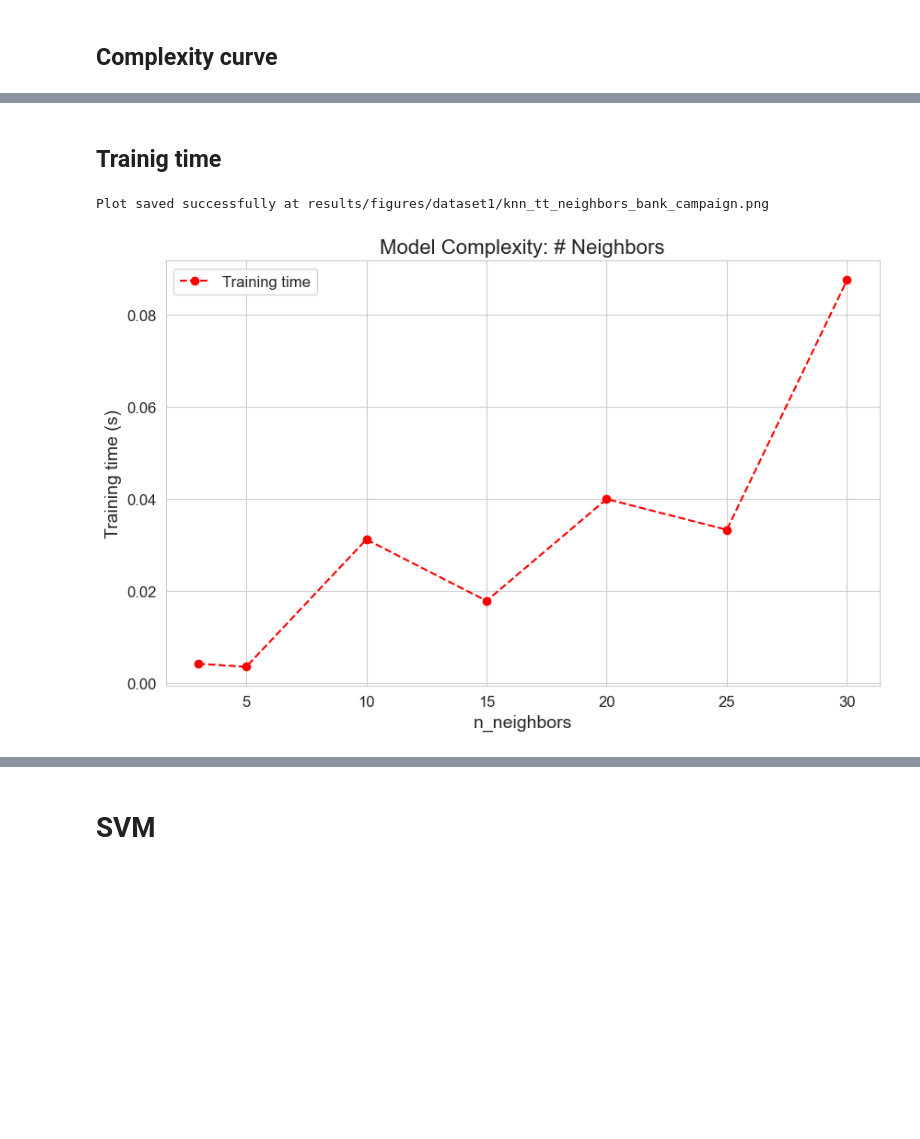
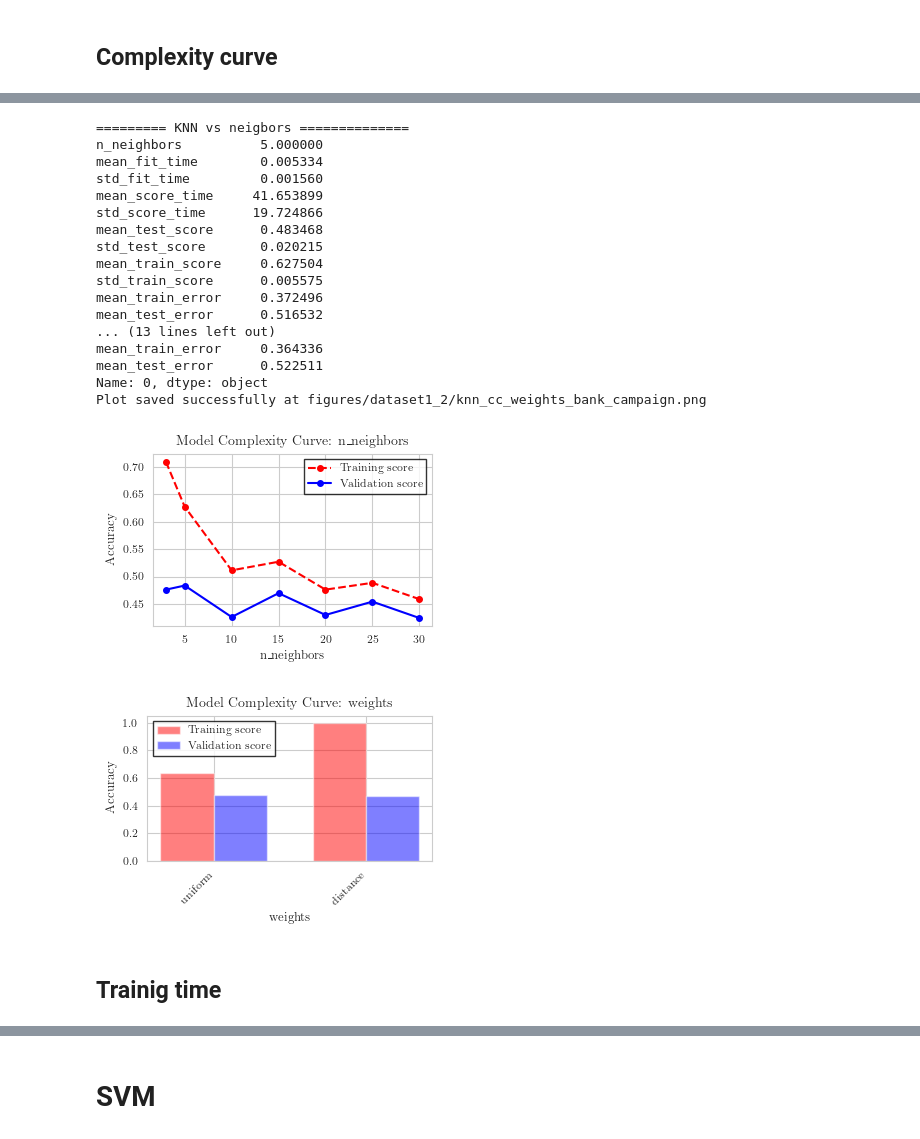
Before and after one commit to placeboo/MachineLearningProjects, a Jupyter notebook: Classification/notebooks/dataset1_result_analysis.ipynb, the cells around one changed output, grey strips where cells are left out. Cells and saved outputs as stored; diff of their text form; code cells hidden in the pictures; blank space fills up the shorter version.

```diff
--- a/Classification/notebooks/dataset1_result_analysis.ipynb
+++ b/Classification/notebooks/dataset1_result_analysis.ipynb
@@ -81,9 +127,30 @@ Plot saved successfully at results/figures/dataset1/knn_cc_neigbor_bank_campaign
+# %%
+print('========= KNN vs neigbors ==============')
+cv_results = pd.read_csv(os.path.join(input_dir, 'knn_cv_results.csv'))
+plot, ax = summarize_complexity_curve(cv_results, output_dir, 'knn', name, 'n_neighbors', 'Accuracy')
+
+print('========= KNN vs weights ==============')
+cv_results = pd.read_csv(os.path.join(input_dir2, 'knn_cv_results.csv'))
+plot, ax = summarize_complexity_curve(cv_results, output_dir2, 'knn', name, 'weights', 'Accuracy')
+# %% [output]
+========= KNN vs neigbors ==============
+n_neighbors          5.000000
+mean_fit_time        0.005334
+std_fit_time         0.001560
+mean_score_time     41.653899
+std_score_time      19.724866
+mean_test_score      0.483468
+std_test_score       0.020215
+mean_train_score     0.627504
+std_train_score      0.005575
+mean_train_error     0.372496
+mean_test_error      0.516532
+... (13 lines left out)
+mean_train_error     0.364336
+mean_test_error      0.522511
+Name: 0, dtype: object
+Plot saved successfully at figures/dataset1_2/knn_cc_weights_bank_campaign.png
+[figure, added]
+[figure, added]
 # %% [markdown]
 ## Trainig time
-# %%
-tt_plt = plot_training_time(cv_results_df, 'n_neighbors', 'mean_fit_time', 'Model Complexity: # Neighbors')
-# save
-save_plot(tt_plt, output_dir, 'knn', 'tt_neighbors', name)
-# %% [output]
-Plot saved successfully at results/figures/dataset1/knn_tt_neighbors_bank_campaign.png
-[figure, removed]
```
Also changed, not shown: parts of 54 cells of this notebook, 21 other files.
